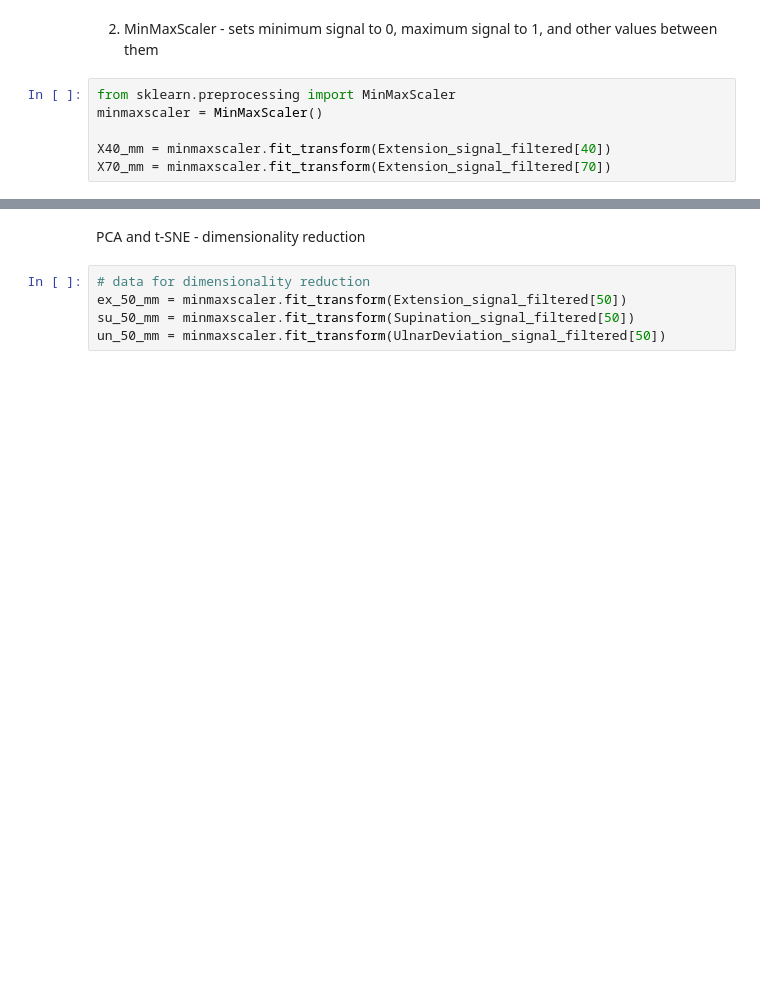
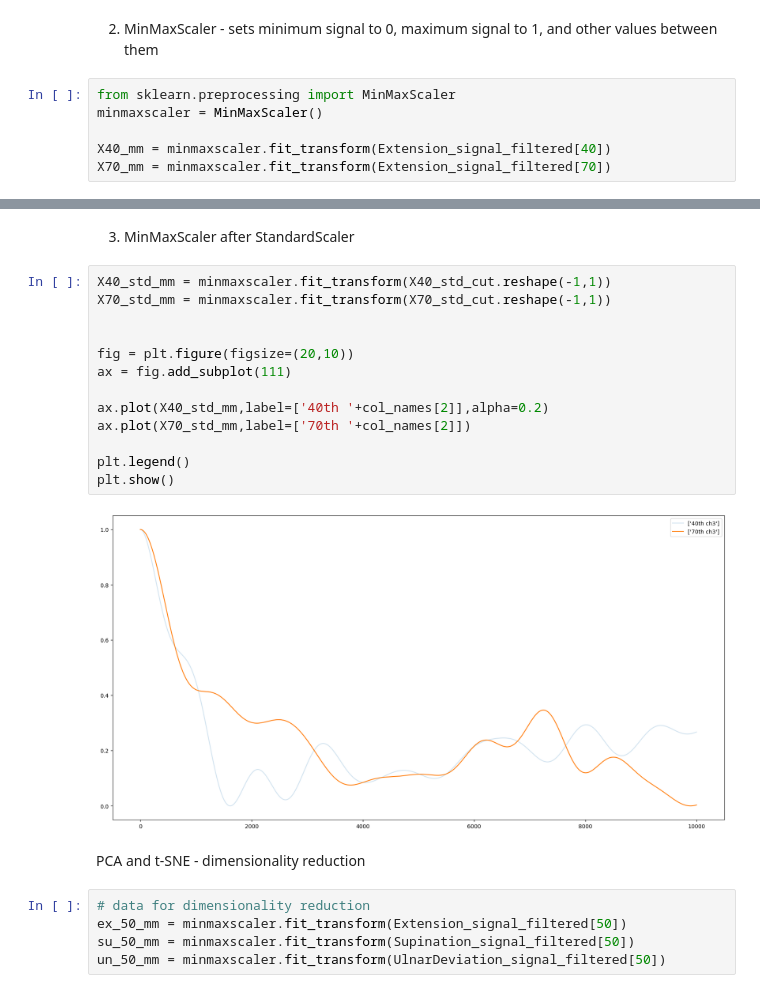
Before and after one commit to greedypelican/EMG_data_analysis, a Jupyter notebook: data_preprocessing.ipynb, the cells around one changed output, grey strips where cells are left out. Saved outputs shown, nothing was run; the diff lists cells and outputs as text; blank space fills up the shorter version.

```diff
--- a/data_preprocessing.ipynb
+++ b/data_preprocessing.ipynb
@@ -142,3 +167,20 @@ plt.show()
+# %% [markdown]
+3. MinMaxScaler after StandardScaler
+# %%
+X40_std_mm = minmaxscaler.fit_transform(X40_std_cut.reshape(-1,1))
+X70_std_mm = minmaxscaler.fit_transform(X70_std_cut.reshape(-1,1))
+
+
+fig = plt.figure(figsize=(20,10))
+ax = fig.add_subplot(111)
+
+ax.plot(X40_std_mm,label=['40th '+col_names[2]],alpha=0.2)
+ax.plot(X70_std_mm,label=['70th '+col_names[2]])
+
+plt.legend()
+plt.show()
+# %% [output]
+[figure, added]
 # %% [markdown]
 PCA and t-SNE - dimensionality reduction
 # %%
```
Also changed, not shown: parts of 11 cells of this notebook.
